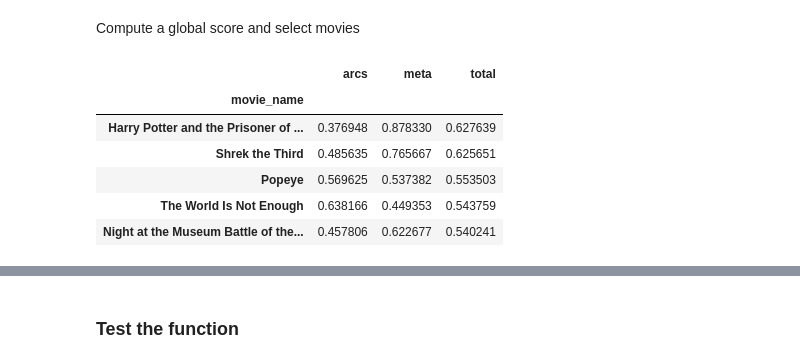
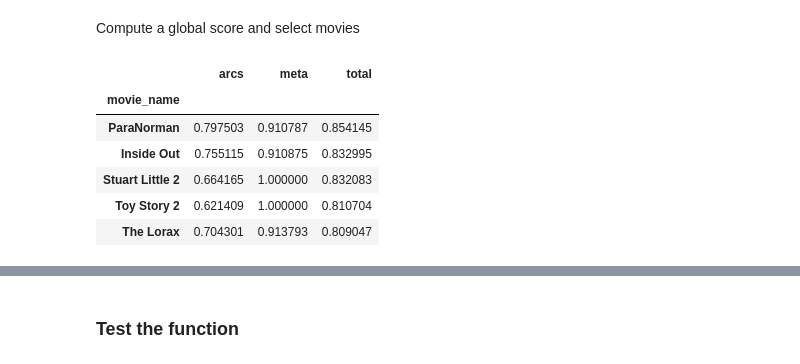
Before and after one commit to sebhochart/movie-sentiment-analysis, a Jupyter notebook: recommendation.ipynb, the cells around one changed output, grey strips where cells are left out. Saved outputs shown, nothing was run; the diff lists cells and outputs as text; code cells hidden in the pictures.

```diff
--- a/recommendation.ipynb
+++ b/recommendation.ipynb
@@ -112,16 +112,18 @@ movie_meta['meta'] = movie_meta['genres'] + ', ' + movie_meta['keywords']
 movie_meta['meta'] = movie_meta['meta'].str.replace(',', '')
 # %%
 movie_meta['meta'] = movie_meta['meta'].fillna('')
+# %%
+movie_meta['genres'] = movie_meta['genres'].fillna('')
 # %% [markdown]
 Convert to vectors
 # %%
 count = CountVectorizer()
-count_matrix = count.fit_transform(movie_meta['meta'])
+count_matrix = count.fit_transform(movie_meta['genres'])
 count_df = pd.DataFrame(count_matrix.toarray(), index=movie_meta.index.tolist())
 # %% [markdown]
 Reduce dimensions
 # %%
-svd = TruncatedSVD(n_components=200)
+svd = TruncatedSVD(n_components=20)
 df_reco_2 = svd.fit_transform(count_df)
 # %%
 plt.plot(svd.explained_variance_ratio_.cumsum())
@@ -170,8 +179,9 @@ df_reco_2.set_index('movie_name', inplace=True)
 # %% [markdown]
 Compute similarities for a movie
 # %%
-movie_ex1 = np.array(df_reco_1.loc['Harry Potter and the Sorcerer s Stone']).reshape(1, -1)
-movie_ex2 = np.array(df_reco_2.loc['Harry Potter and the Sorcerer s Stone']).reshape(1, -1)
+movie_ex = 'Toy Story'
+movie_ex1 = np.array(df_reco_1.loc[movie_ex]).reshape(1, -1)
+movie_ex2 = np.array(df_reco_2.loc[movie_ex]).reshape(1, -1)
 
 similarity_score1 = cosine_similarity(df_reco_1, movie_ex1)
 similarity_score2 = cosine_similarity(df_reco_2, movie_ex2)
@@ -192,17 +202,17 @@ Compute a global score and select movies
 # %%
 scores_df['total'] = (scores_df['arcs'] + scores_df['meta']) / 2.0
 
 scores_df.sort_values(by=['total'], ascending=False, inplace=True)
 
-scores_df.drop(['Harry Potter and the Sorcerer s Stone'], inplace=True)
+scores_df.drop([movie_ex], inplace=True)
 
 scores_df.head(5)
 # %% [output]
 |  | arcs | meta | total |
 | movie_name |  |  |  |
-| Harry Potter and the Prisoner of ... | 0.376948 | 0.878330 | 0.627639 |
-| Shrek the Third | 0.485635 | 0.765667 | 0.625651 |
-| Popeye | 0.569625 | 0.537382 | 0.553503 |
-| The World Is Not Enough | 0.638166 | 0.449353 | 0.543759 |
-| Night at the Museum Battle of the... | 0.457806 | 0.622677 | 0.540241 |
+| ParaNorman | 0.797503 | 0.910787 | 0.854145 |
+| Inside Out | 0.755115 | 0.910875 | 0.832995 |
+| Stuart Little 2 | 0.664165 | 1.000000 | 0.832083 |
+| Toy Story 2 | 0.621409 | 1.000000 | 0.810704 |
+| The Lorax | 0.704301 | 0.913793 | 0.809047 |
 # %%
```
Also changed, not shown: parts of 15 cells of this notebook, 7 other files.
